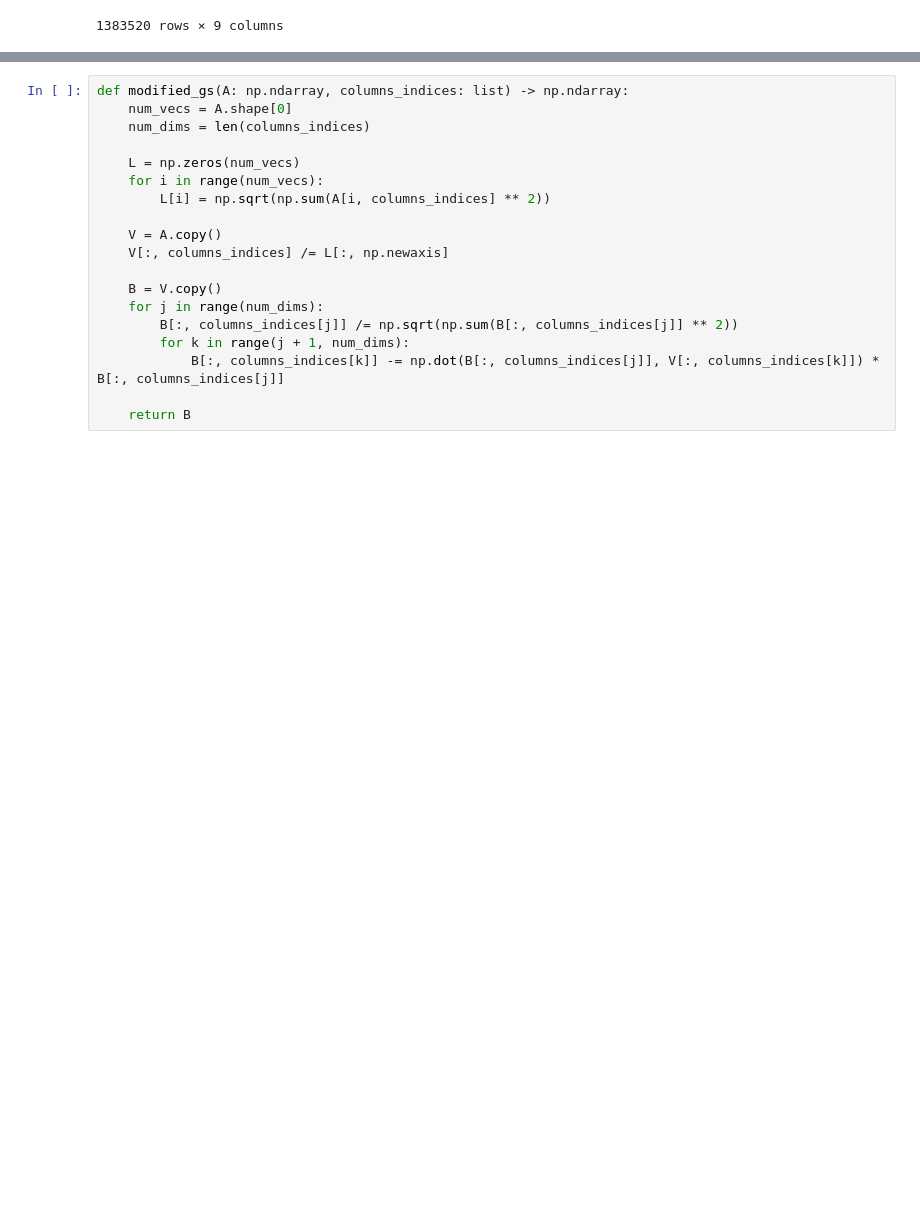
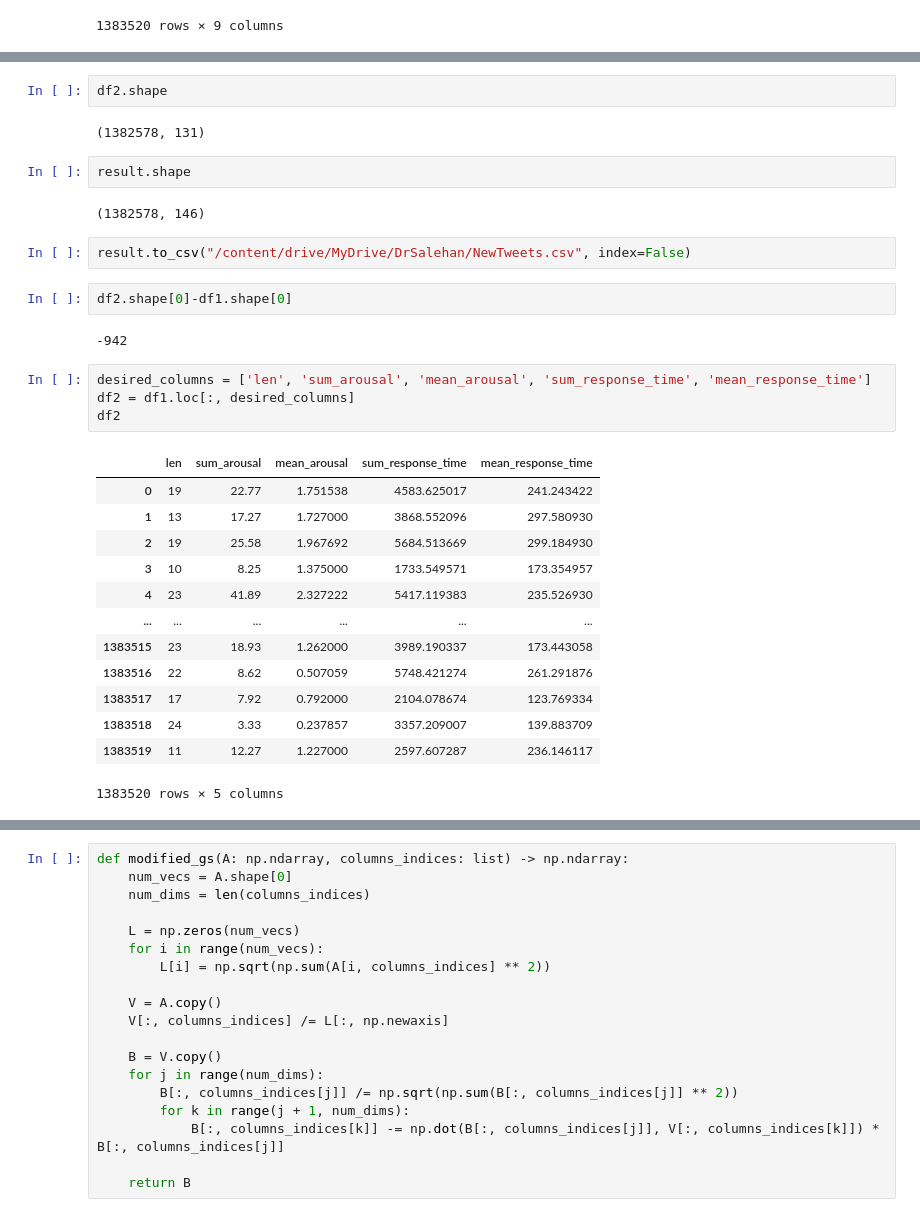
Before and after one commit to shasha920/NLP, a Jupyter notebook: Tweets.ipynb, the cells around one changed output, grey strips where cells are left out. Saved outputs shown, nothing was run; the diff lists cells and outputs as text; blank space fills up the shorter version.

```diff
--- a/Tweets.ipynb
+++ b/Tweets.ipynb
@@ -95,0 +236,32 @@ new_df
+# %%
+df2.shape
+# %% [output]
+(1382578, 131)
+# %%
+result.shape
+# %% [output]
+(1382578, 146)
+# %%
+result.to_csv("/content/drive/MyDrive/DrSalehan/NewTweets.csv", index=False)
+# %%
+df2.shape[0]-df1.shape[0]
+# %% [output]
+-942
+# %%
+desired_columns = ['len', 'sum_arousal', 'mean_arousal', 'sum_response_time', 'mean_response_time']
+df2 = df1.loc[:, desired_columns]
+df2
+# %% [output]
+|  | len | sum_arousal | mean_arousal | sum_response_time | mean_response_time |
+| 0 | 19 | 22.77 | 1.751538 | 4583.625017 | 241.243422 |
+| 1 | 13 | 17.27 | 1.727000 | 3868.552096 | 297.580930 |
+| 2 | 19 | 25.58 | 1.967692 | 5684.513669 | 299.184930 |
+| 3 | 10 | 8.25 | 1.375000 | 1733.549571 | 173.354957 |
+| 4 | 23 | 41.89 | 2.327222 | 5417.119383 | 235.526930 |
+| ... | ... | ... | ... | ... | ... |
+| 1383515 | 23 | 18.93 | 1.262000 | 3989.190337 | 173.443058 |
+| 1383516 | 22 | 8.62 | 0.507059 | 5748.421274 | 261.291876 |
+| 1383517 | 17 | 7.92 | 0.792000 | 2104.078674 | 123.769334 |
+| 1383518 | 24 | 3.33 | 0.237857 | 3357.209007 | 139.883709 |
+| 1383519 | 11 | 12.27 | 1.227000 | 2597.607287 | 236.146117 |
+1383520 rows × 5 columns
```
Also changed, not shown: parts of 38 cells of this notebook.
